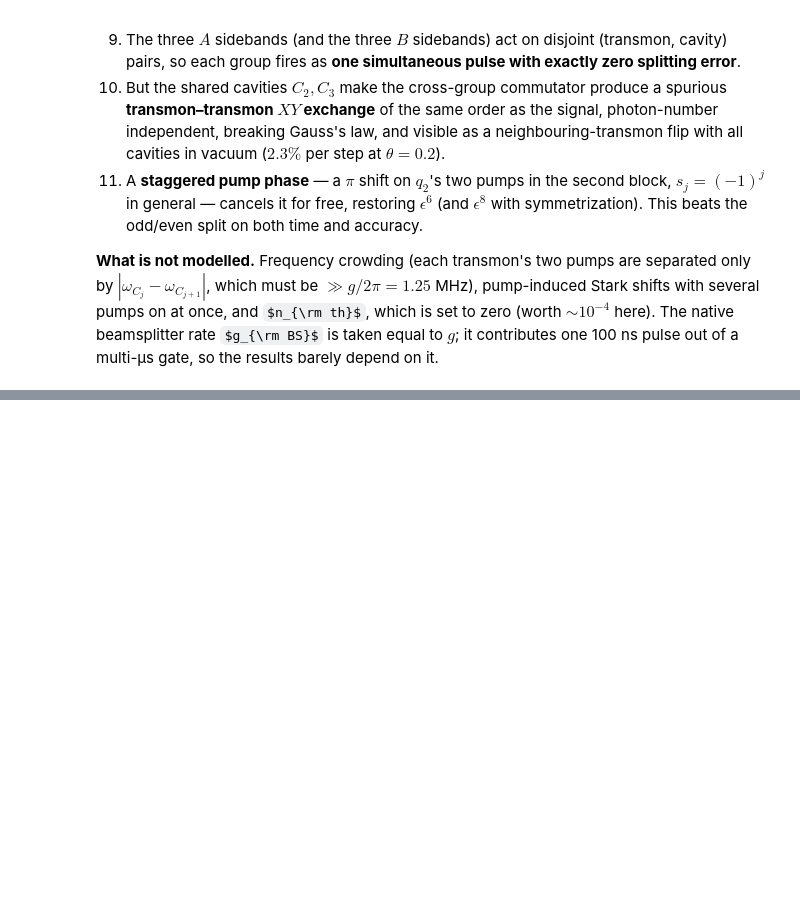
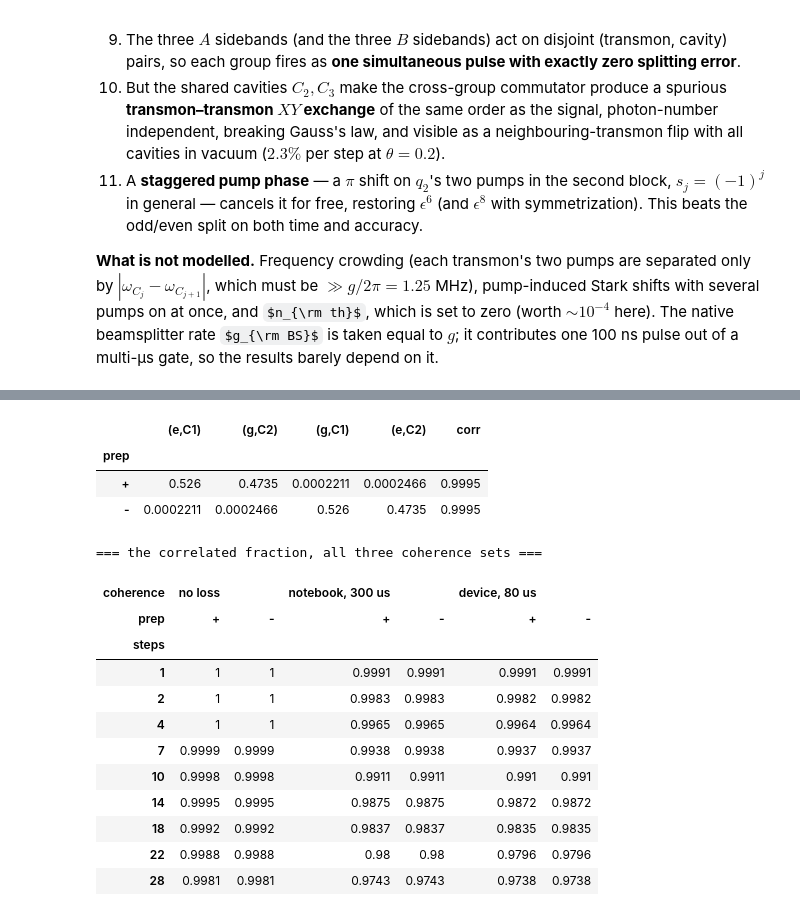
Before and after one commit to TunmayGerg/quantum-simulation-code, a Jupyter notebook: Quantum control/ge_controlled_swap_trotter.ipynb, the cells around one changed output, grey strips where cells are left out. Cells and saved outputs as stored; diff of their text form; code cells hidden in the pictures; some formulas as TeX source; blank space fills up the shorter version.

```diff
--- a/Quantum control/ge_controlled_swap_trotter.ipynb
+++ b/Quantum control/ge_controlled_swap_trotter.ipynb
@@ -2182,0 +2388,61 @@ depend on it.
+# %%
+def joint_table(s, nsteps, prep, channels=None, **kw):
+    """P(qubit, cavity) after the whole shot, plus the total probability a photon was found."""
+    psi = s.ket(0, 1, 0)
+    segs = hw_shot(s, nsteps, prep=prep, **kw)
+    rho = unvec(evolve(s, segs, vec(np.outer(psi, psi.conj())), channels), s.D)
+    table = {k: float(np.real(np.trace(v @ rho))) for k, v in PROJ.items()}
+    return table, sum(table.values())
+
+
+def correlated(table, prep):
+    """The fraction on the pairing the preparation predicts, of the photon-found weight."""
+    total = sum(table.values())
+    if total <= 0:
+        return np.nan
+    good = ((table[("e", "C1")] + table[("g", "C2")]) if prep == "+"
+            else (table[("g", "C1")] + table[("e", "C2")]))
+    return good / total
+
+
+STEPS_HW = np.array([1, 2, 4, 7, 10, 14, 18, 22, 28])
+t0 = time.time()
+rows = []
+for label, t1 in (("no loss", None), ("notebook, 300 us", 300.0), ("device, 80 us", 80.0)):
+    channels = () if t1 is None else ALL_CHANNELS
+    set_coherence(s, t1 or 300.0)
+    for prep in ("+", "-"):
+        for n in STEPS_HW:
+            table, found = joint_table(s, n, prep, channels=channels)
+            rows.append({"coherence": label, "prep": prep, "steps": n,
+                         "corr": correlated(table, prep), "photon found": found,
+                         "P(e)": table[("e", "C1")] + table[("e", "C2")],
+                         "(e,C1)": table[("e", "C1")], "(g,C2)": table[("g", "C2")],
+                         "(g,C1)": table[("g", "C1")], "(e,C2)": table[("e", "C2")]})
+joint = pd.DataFrame(rows)
+print(f"[{time.time()-t0:.1f} s]")
+
+print("\n=== the table at n = 14, no loss: the off-diagonal is zero by construction ===")
+display(joint[(joint.coherence == "no loss") & (joint.steps == 14)]
+        .set_index("prep")[["(e,C1)", "(g,C2)", "(g,C1)", "(e,C2)", "corr"]])
+print("=== the correlated fraction, all three coherence sets ===")
+display(joint.pivot_table(index="steps", columns=["coherence", "prep"], values="corr")
+        .reindex(columns=["no loss", "notebook, 300 us", "device, 80 us"], level=0))
+
+# the pairing must REVERSE: the "+"-correlated diagonal is the "-"-anticorrelated one
+d = joint[joint.coherence == "device, 80 us"]
+plus = d[d.prep == "+"].set_index("steps")
+minus = d[d.prep == "-"].set_index("steps")
+same_pairing = (minus["(e,C1)"] + minus["(g,C2)"]) / minus["photon found"]
+print(f"\n(e,C1)+(g,C2) on prep + : {plus['corr'].round(4).tolist()}")
+print(f"(e,C1)+(g,C2) on prep - : {same_pairing.round(4).tolist()}")
+print("-> the same pairing that holds ~all the weight for + holds ~none of it for -, which is")
+print("   the reversal, and it is what no amount of dephasing can imitate.")
+
+# and the CAVITY marginal must not distinguish the preparations at all
+n1_plus = plus["(e,C1)"] + plus["(g,C1)"]
+n1_minus = minus["(e,C1)"] + minus["(g,C1)"]
+print(f"\nlargest |<n1>(+) - <n1>(-)| over the sweep: "
+      f"{float(np.max(np.abs(n1_plus - n1_minus))):.2e}")
+print("   (the cavity reduced state is (|a><a| + |b><b|)/2 -- independent of the preparation)")
+# %% [output]
@@ -2182,0 +2452,17 @@ depend on it.
+|  | (e,C1) | (g,C2) | (g,C1) | (e,C2) | corr |
+| prep |  |  |  |  |  |
+| + | 0.526 | 0.4735 | 0.0002211 | 0.0002466 | 0.9995 |
+| - | 0.0002211 | 0.0002466 | 0.526 | 0.4735 | 0.9995 |
+=== the correlated fraction, all three coherence sets ===
+| coherence | no loss |  | notebook, 300 us |  | device, 80 us |  |
+| prep | + | - | + | - | + | - |
+| steps |  |  |  |  |  |  |
+| 1 | 1 | 1 | 0.9991 | 0.9991 | 0.9991 | 0.9991 |
+| 2 | 1 | 1 | 0.9983 | 0.9983 | 0.9982 | 0.9982 |
+| 4 | 1 | 1 | 0.9965 | 0.9965 | 0.9964 | 0.9964 |
+| 7 | 0.9999 | 0.9999 | 0.9938 | 0.9938 | 0.9937 | 0.9937 |
+| 10 | 0.9998 | 0.9998 | 0.9911 | 0.9911 | 0.991 | 0.991 |
+| 14 | 0.9995 | 0.9995 | 0.9875 | 0.9875 | 0.9872 | 0.9872 |
+| 18 | 0.9992 | 0.9992 | 0.9837 | 0.9837 | 0.9835 | 0.9835 |
+| 22 | 0.9988 | 0.9988 | 0.98 | 0.98 | 0.9796 | 0.9796 |
+| 28 | 0.9981 | 0.9981 | 0.9743 | 0.9743 | 0.9738 | 0.9738 |
```
Also changed, not shown: parts of 18 cells of this notebook, 1 other file.
